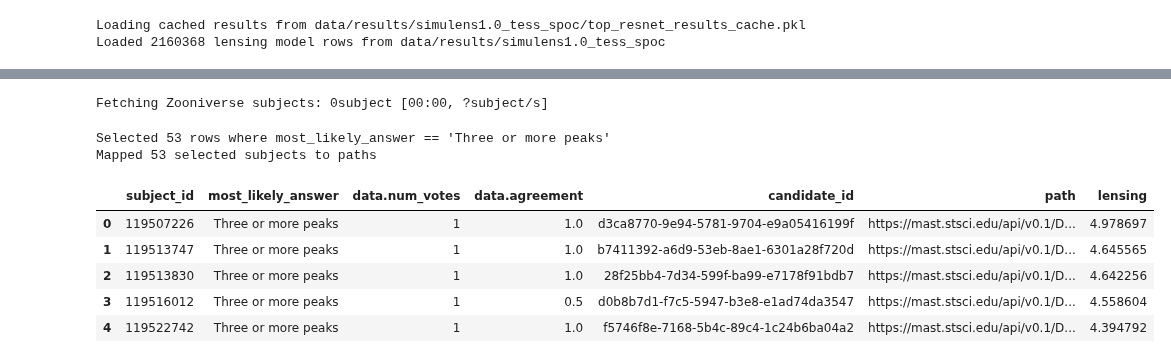
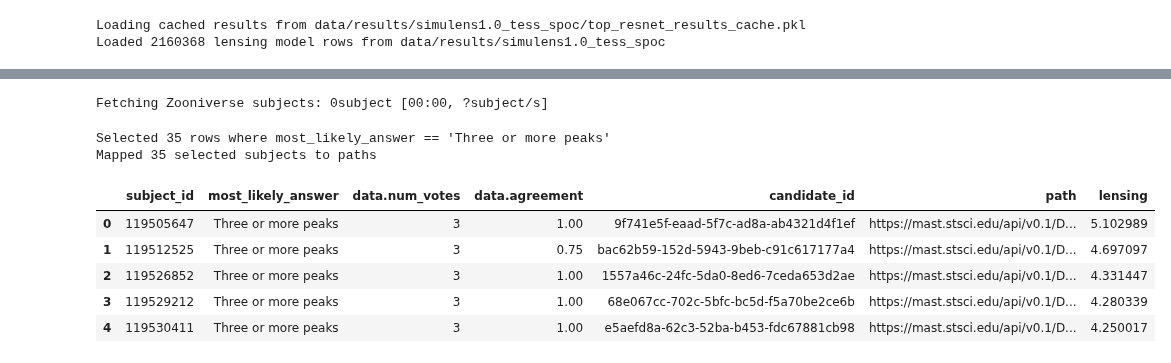
Before and after one commit to COBALT-lensing/AstroSearchLight, a Jupyter notebook: top_resnet_zooniverse_results.ipynb, the cells around one changed output, grey strips where cells are left out. Cells and saved outputs as stored; diff of their text form; code cells hidden in the pictures.

Commit message:
Limit results by classification count and agreement

```diff
--- a/top_resnet_zooniverse_results.ipynb
+++ b/top_resnet_zooniverse_results.ipynb
@@ -35,6 +35,8 @@ WORKFLOW_ID = None
 TASK_KEY = DEFAULT_TASK_KEY
 MOST_LIKELY_ANSWER = 'Three or more peaks'
 TOP_N = 100
+MIN_CLASSIFICATIONS = 3
+MIN_AGREEMENT = 0.7
 # %%
 # Zooniverse CSV loading, workflow answer lookup, subject metadata mapping,
 # and review-card rendering live in searchlight modules so notebooks and
@@ -72,22 +74,24 @@ Name: count, dtype: int64
 # %%
 selected = select_zooniverse_answer_results(
     results,
     zooniverse,
     MOST_LIKELY_ANSWER,
+    MIN_CLASSIFICATIONS,
+    MIN_AGREEMENT,
     subject_metadata_cache_path=SUBJECT_METADATA_CACHE_PATH,
 )
 review_results = selected.head(TOP_N).copy()
 review_results[['subject_id', 'most_likely_answer', 'data.num_votes', 'data.agreement', 'candidate_id', 'path', 'lensing']].head()
 # %% [output]
 Fetching Zooniverse subjects: 0subject [00:00, ?subject/s]
-Selected 53 rows where most_likely_answer == 'Three or more peaks'
-Mapped 53 selected subjects to paths
+Selected 35 rows where most_likely_answer == 'Three or more peaks'
+Mapped 35 selected subjects to paths
 |  | subject_id | most_likely_answer | data.num_votes | data.agreement | candidate_id | path | lensing |
-| 0 | 119507226 | Three or more peaks | 1 | 1.0 | d3ca8770-9e94-5781-9704-e9a05416199f | https://mast.stsci.edu/api/v0.1/D... | 4.978697 |
-| 1 | 119513747 | Three or more peaks | 1 | 1.0 | b7411392-a6d9-53eb-8ae1-6301a28f720d | https://mast.stsci.edu/api/v0.1/D... | 4.645565 |
-| 2 | 119513830 | Three or more peaks | 1 | 1.0 | 28f25bb4-7d34-599f-ba99-e7178f91bdb7 | https://mast.stsci.edu/api/v0.1/D... | 4.642256 |
-| 3 | 119516012 | Three or more peaks | 1 | 0.5 | d0b8b7d1-f7c5-5947-b3e8-e1ad74da3547 | https://mast.stsci.edu/api/v0.1/D... | 4.558604 |
-| 4 | 119522742 | Three or more peaks | 1 | 1.0 | f5746f8e-7168-5b4c-89c4-1c24b6ba04a2 | https://mast.stsci.edu/api/v0.1/D... | 4.394792 |
+| 0 | 119505647 | Three or more peaks | 3 | 1.00 | 9f741e5f-eaad-5f7c-ad8a-ab4321d4f1ef | https://mast.stsci.edu/api/v0.1/D... | 5.102989 |
+| 1 | 119512525 | Three or more peaks | 3 | 0.75 | bac62b59-152d-5943-9beb-c91c617177a4 | https://mast.stsci.edu/api/v0.1/D... | 4.697097 |
+| 2 | 119526852 | Three or more peaks | 3 | 1.00 | 1557a46c-24fc-5da0-8ed6-7ceda653d2ae | https://mast.stsci.edu/api/v0.1/D... | 4.331447 |
+| 3 | 119529212 | Three or more peaks | 3 | 1.00 | 68e067cc-702c-5bfc-bc5d-f5a70be2ce6b | https://mast.stsci.edu/api/v0.1/D... | 4.280339 |
+| 4 | 119530411 | Three or more peaks | 3 | 1.00 | e5aefd8a-62c3-52ba-b453-fdc67881cb98 | https://mast.stsci.edu/api/v0.1/D... | 4.250017 |
 # %%
 review_export = enrich_results_with_metadata(
     review_results,
```
Also changed, not shown: parts of 3 cells of this notebook, 2 other files.
